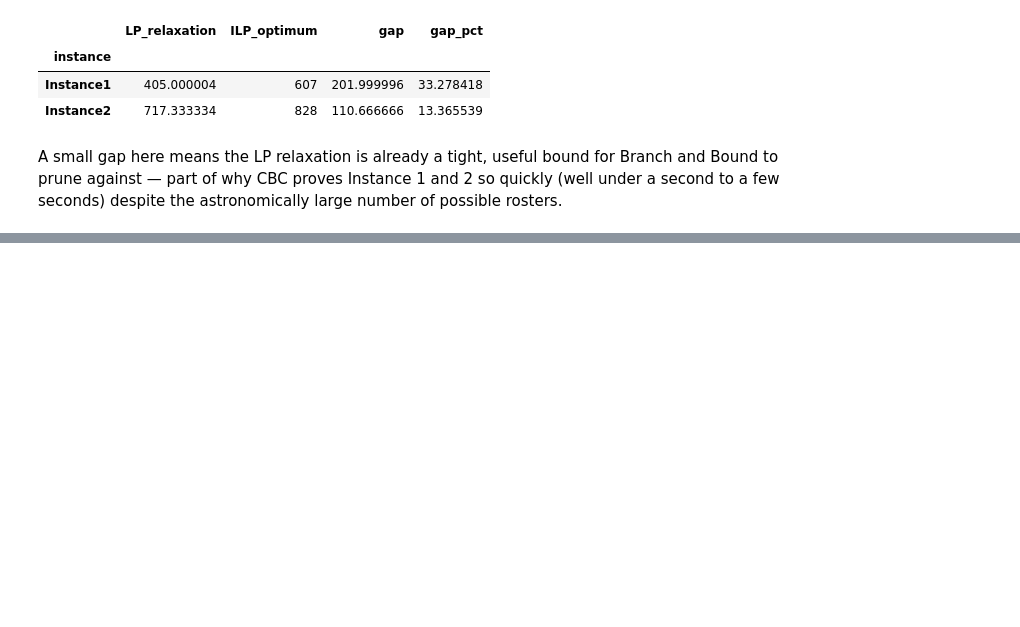
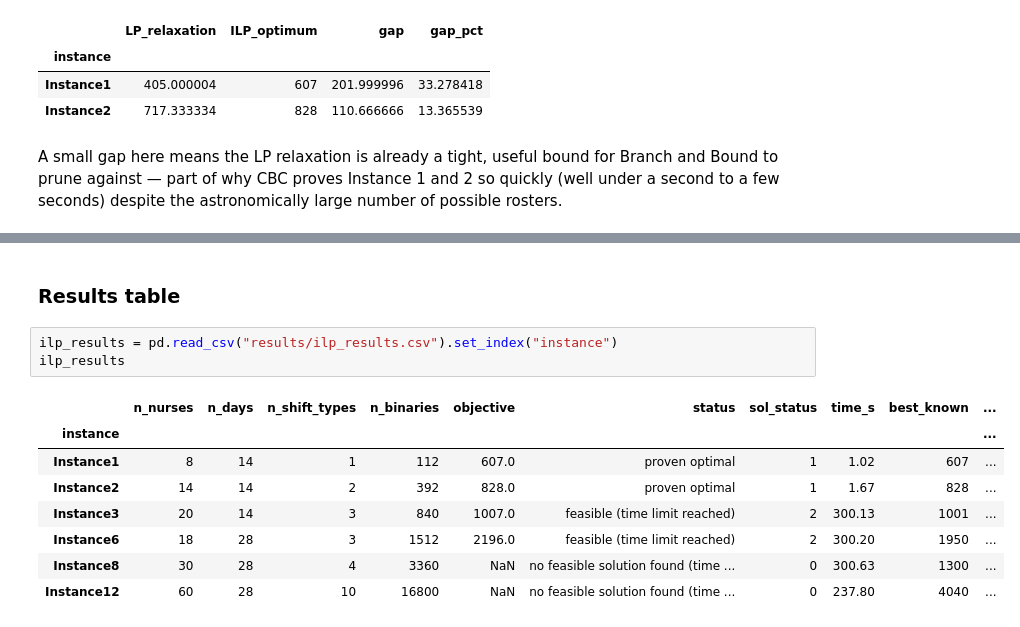
Before and after one commit to DhammikaKekulawala/IT5082_Optimization_Methods_Programming__Assignment, a Jupyter notebook: 01_ilp.ipynb, the cells around one changed output, grey strips where cells are left out. Cells and saved outputs as stored; diff of their text form; blank space fills up the shorter version.

Commit message:
Fix PuLP trap: report missing solutions honestly; run Day 4 experiment on 6 instances

```diff
--- a/01_ilp.ipynb
+++ b/01_ilp.ipynb
@@ -664,0 +761,14 @@ seconds) despite the astronomically large number of possible rosters.
+# %% [markdown]
+### Results table
+# %%
+ilp_results = pd.read_csv("results/ilp_results.csv").set_index("instance")
+ilp_results
+# %% [output]
+|  | n_nurses | n_days | n_shift_types | n_binaries | objective | status | sol_status | time_s | best_known | ... |
+| instance |  |  |  |  |  |  |  |  |  | ... |
+| Instance1 | 8 | 14 | 1 | 112 | 607.0 | proven optimal | 1 | 1.02 | 607 | ... |
+| Instance2 | 14 | 14 | 2 | 392 | 828.0 | proven optimal | 1 | 1.67 | 828 | ... |
+| Instance3 | 20 | 14 | 3 | 840 | 1007.0 | feasible (time limit reached) | 2 | 300.13 | 1001 | ... |
+| Instance6 | 18 | 28 | 3 | 1512 | 2196.0 | feasible (time limit reached) | 2 | 300.20 | 1950 | ... |
+| Instance8 | 30 | 28 | 4 | 3360 | NaN | no feasible solution found (time ... | 0 | 300.63 | 1300 | ... |
+| Instance12 | 60 | 28 | 10 | 16800 | NaN | no feasible solution found (time ... | 0 | 237.80 | 4040 | ... |
```
Also changed, not shown: parts of 6 cells of this notebook, 1 other file.
